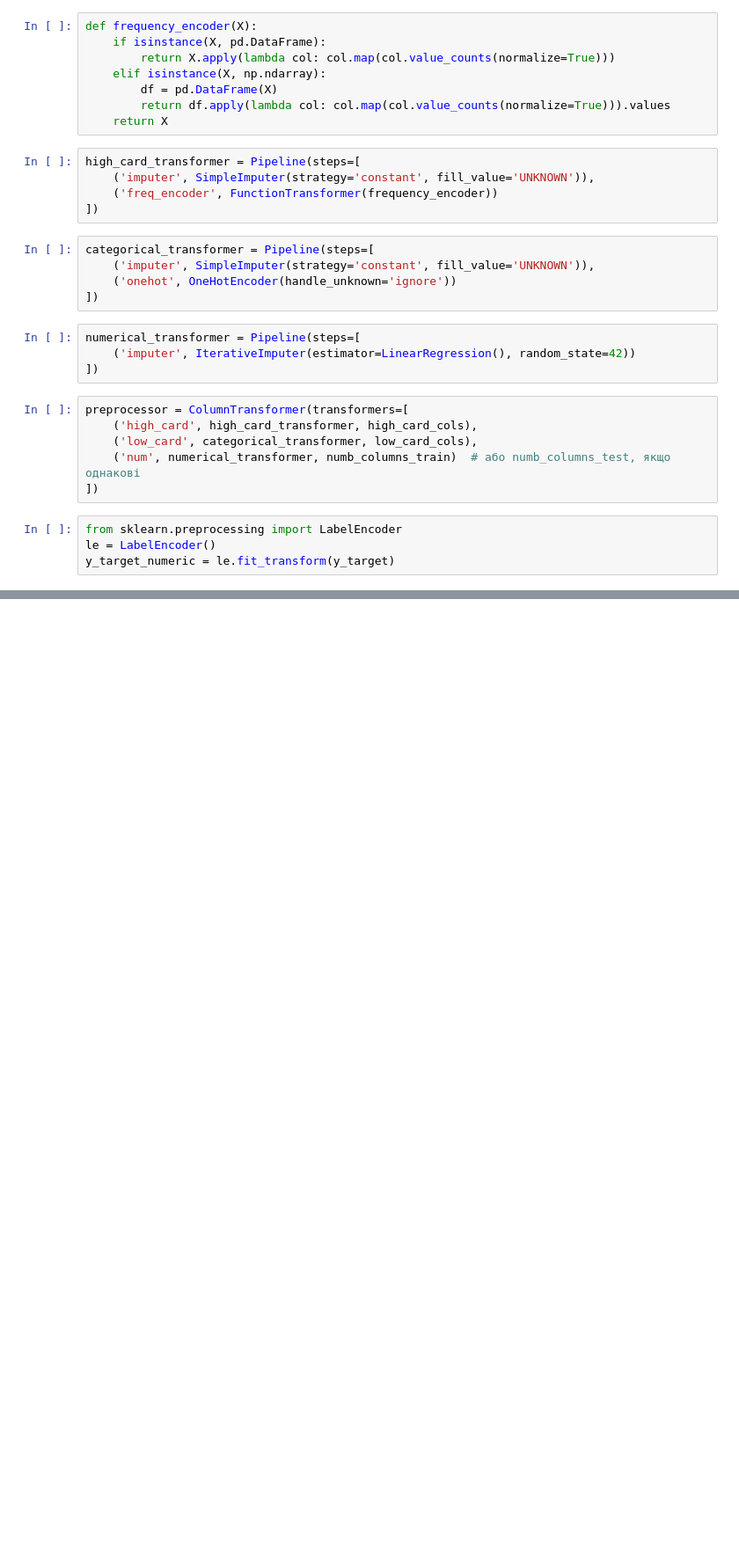
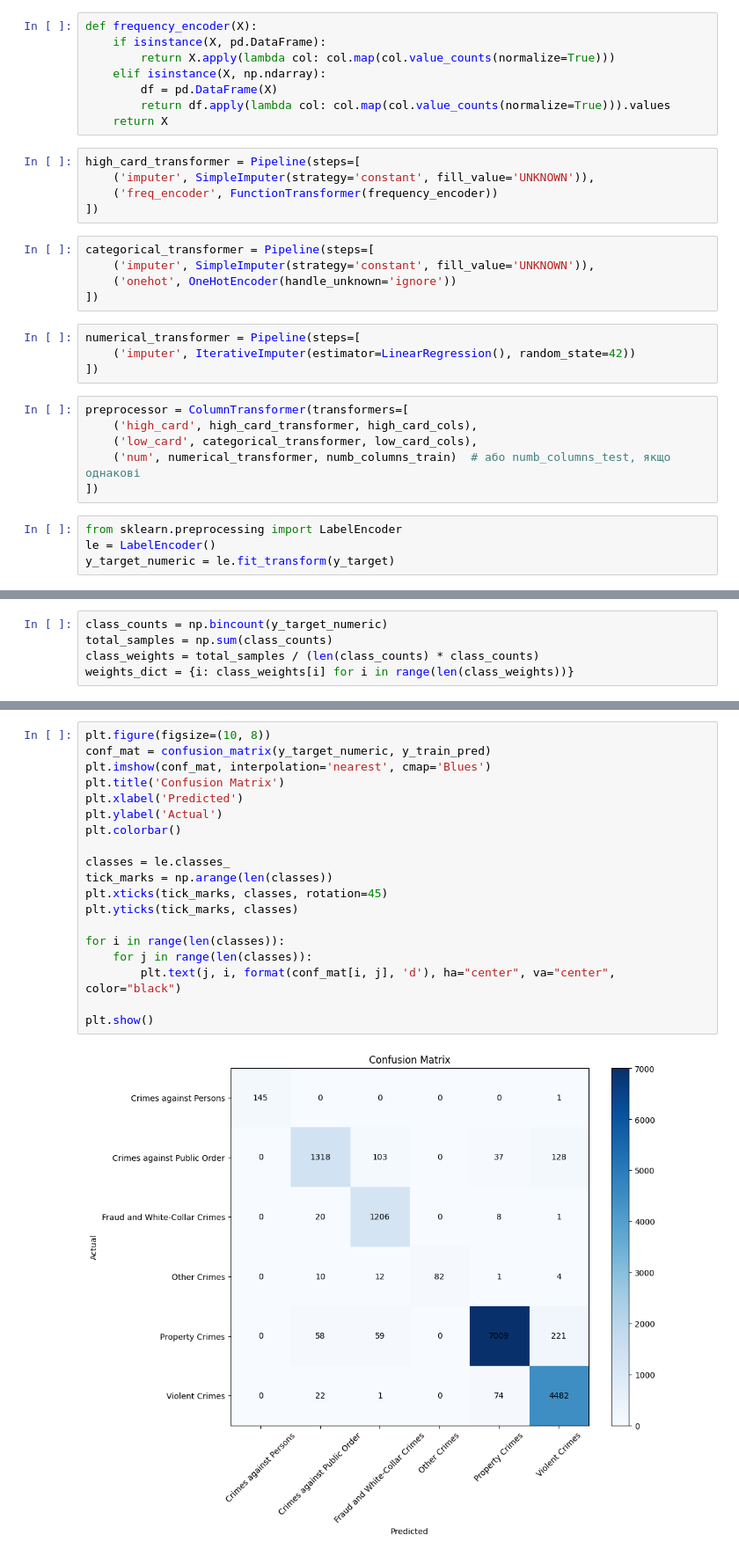
Before and after one commit to mssamoilenko/data_analysis_crime_samoilenko, a Jupyter notebook: data-analysis-crime-samoilenko-true.ipynb, the cells around one changed output, grey strips where cells are left out. Shown at 88% size. Saved outputs shown, nothing was run; the diff lists cells and outputs as text; blank space fills up the shorter version.

```diff
--- a/data-analysis-crime-samoilenko-true.ipynb
+++ b/data-analysis-crime-samoilenko-true.ipynb
@@ -600,0 +588,5 @@ y_pred = model.predict(df_test)
+# %%
+class_counts = np.bincount(y_target_numeric)
+total_samples = np.sum(class_counts)
+class_weights = total_samples / (len(class_counts) * class_counts)
+weights_dict = {i: class_weights[i] for i in range(len(class_weights))}
@@ -600,0 +644,21 @@ y_pred = model.predict(df_test)
+# %%
+plt.figure(figsize=(10, 8))
+conf_mat = confusion_matrix(y_target_numeric, y_train_pred)
+plt.imshow(conf_mat, interpolation='nearest', cmap='Blues')
+plt.title('Confusion Matrix')
+plt.xlabel('Predicted')
+plt.ylabel('Actual')
+plt.colorbar()
+
+classes = le.classes_
+tick_marks = np.arange(len(classes))
+plt.xticks(tick_marks, classes, rotation=45)
+plt.yticks(tick_marks, classes)
+
+for i in range(len(classes)):
+    for j in range(len(classes)):
+        plt.text(j, i, format(conf_mat[i, j], 'd'), ha="center", va="center", color="black")
+
+plt.show()
+# %% [output]
+[figure, added]
```
Also changed, not shown: parts of 11 cells of this notebook.
